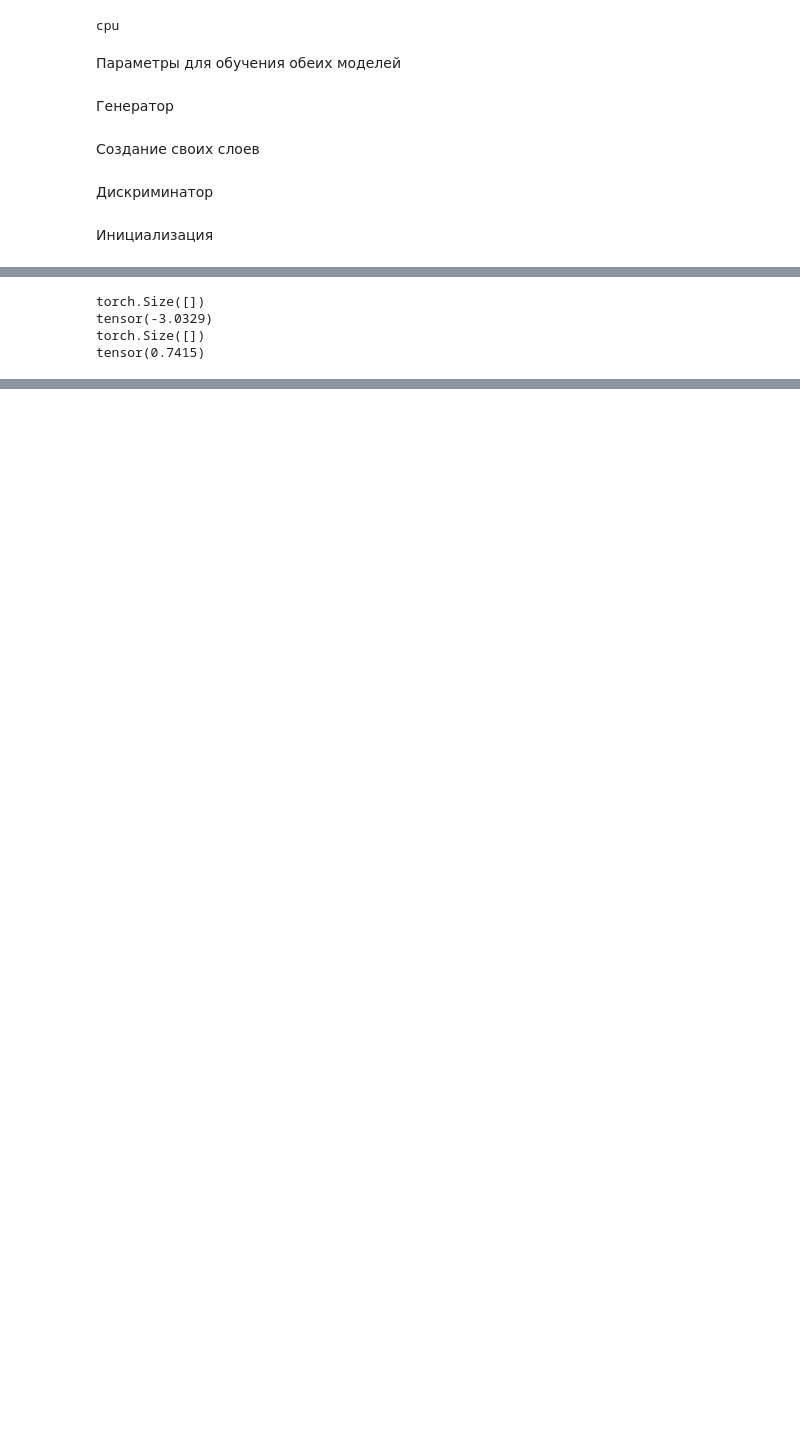
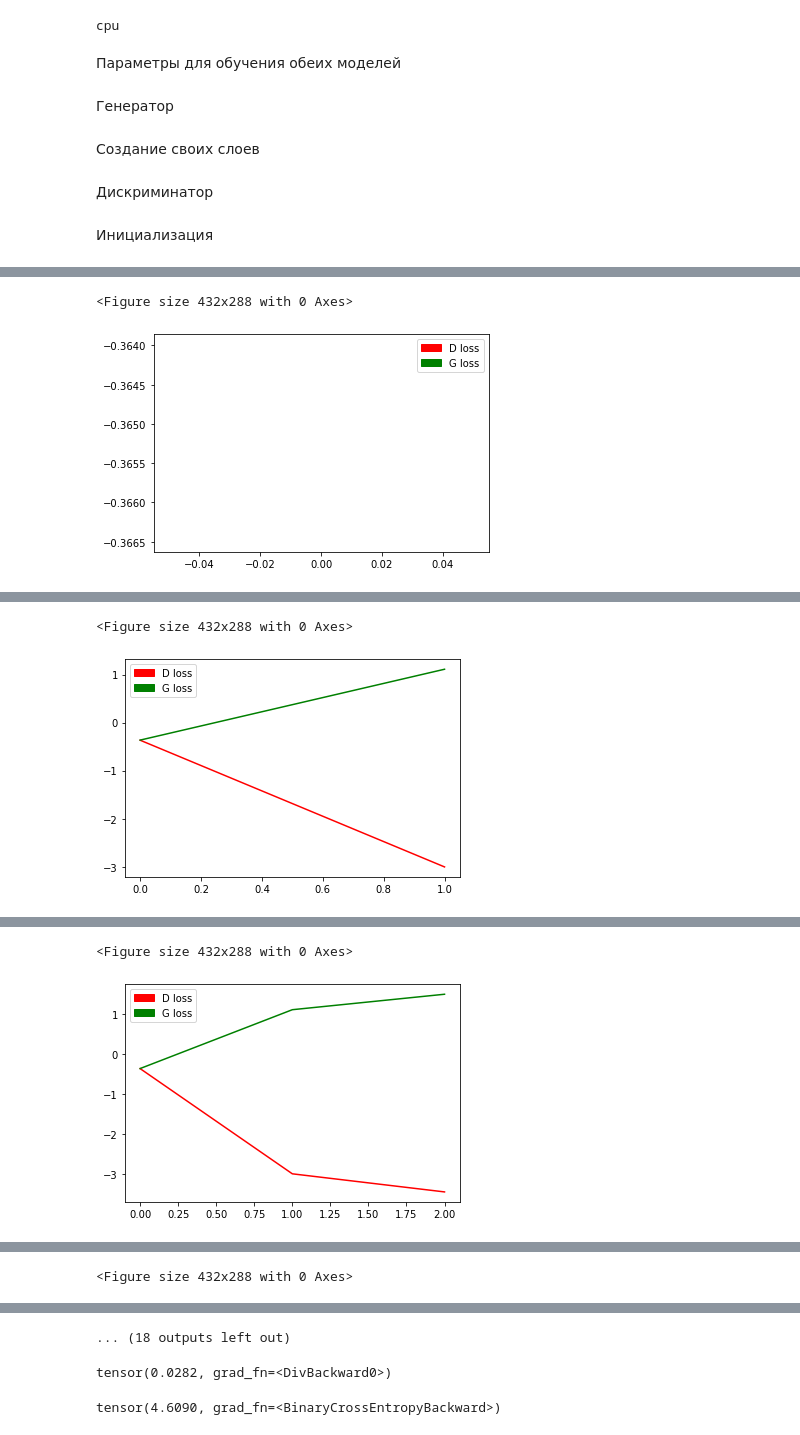
Before and after one commit to AndreyU123/PyTorch_framework_for_developing_artificial_neural_networks, a Jupyter notebook: Lesson3/Ukladnikov_Andrey_Lesson3.ipynb, the cells around one changed output, grey strips where cells are left out. Cells and saved outputs as stored; diff of their text form; code cells hidden in the pictures; blank space fills up the shorter version.

```diff
--- a/Lesson3/Ukladnikov_Andrey_Lesson3.ipynb
+++ b/Lesson3/Ukladnikov_Andrey_Lesson3.ipynb
@@ -111,7 +114,9 @@ class Discriminator(nn.Module):
             nn.LeakyReLU(0.2, inplace=True),
             CustomLinearLayer(512, 256),
             nn.LeakyReLU(0.2, inplace=True),
-            CustomLinearLayer(256, 1),
+            CustomLinearLayer(256, 128),
+            nn.LeakyReLU(0.2, inplace=True),
+            CustomLinearLayer(128, 1),
             nn.Sigmoid(),
         )
 
@@ -136,7 +141,9 @@ adversarial_loss = torch.nn.BCELoss()
 d_loss_history = []
 g_loss_history = []
 # %%
-x = np.linspace(1,30,2)
+x=np.linspace(1,500,n_classes)
+for i in np.arange(n_batchs-1):
+    x = np.append(x,np.linspace(1,500,n_classes))
 def func_y(x):
     return np.sin(x)/x - x/10
 print("Func_y:", func_y(x))
@@ -150,17 +159,14 @@ array([ 1., 30.])
 # %%
 real_data = torch.utils.data.DataLoader(
     torch.tensor(list(zip(x,func_y(x)))),
-    batch_size=1,
+    batch_size=init_batch_size,
     shuffle=True
 )
 # %%
-for i, (data) in enumerate(real_data):
-     imgs=data[0][0]
-     print(imgs.shape)
-     labels= data[0][1]
-     print(labels)
+#for i, (data) in enumerate(real_data):
+#     imgs=data[:,0]
+#     print(imgs.shape)
+#     print(imgs)
+#     labels= data[:,1]
+#     print(labels.shape)
+#     print(labels)
-# %% [output]
-torch.Size([])
-tensor(-3.0329)
-torch.Size([])
-tensor(0.7415)
@@ -174,10 +188,10 @@ green_patch = mpatches.Patch(color='green', label='G loss')
 
 for epoch in range(n_epochs):
     for i, data in enumerate(real_data):
-        imgs=data[0][0]
-        labels=data[0][1]
+        imgs=data[:,0]
+        labels=data[:,1]
 
-        batch_size = 1#imgs.shape[0]
+        batch_size = init_batch_size#imgs.shape[0]
 ##################### Лейблы для данных: 1 - настоящие, 0 - сгенерированные ########
         valid = Variable(torch.FloatTensor(batch_size, 1).fill_(1.0), requires_grad=False).to(device)
         fake = Variable(torch.FloatTensor(batch_size, 1).fill_(0.0), requires_grad=False).to(device)
@@ -221,8 +235,8 @@ for epoch in range(n_epochs):
         if batches_done % sample_interval == 0:
             plt.clf()
 
-            display.clear_output(wait=False)
-            sample_image(gen_imgs)
+            #display.clear_output(wait=False)
+            #sample_image(gen_imgs)
             print("[Epoch %d/%d] [Batch %d/%d] [D loss: %f] [G loss: %f]"% (epoch, n_epochs, i, len(real_data), d_loss.item(), g_loss.item()) )
 
 
@@ -239,0 +254,2 @@ ValueError: Expected more than 1 value per channel when training, got input size
+<Figure size 432x288 with 0 Axes>
+[figure, added]
@@ -239,0 +257,2 @@ ValueError: Expected more than 1 value per channel when training, got input size
+<Figure size 432x288 with 0 Axes>
+[figure, added]
@@ -239,0 +260,2 @@ ValueError: Expected more than 1 value per channel when training, got input size
+<Figure size 432x288 with 0 Axes>
+[figure, added]
@@ -239,0 +263 @@ ValueError: Expected more than 1 value per channel when training, got input size
+<Figure size 432x288 with 0 Axes>
@@ -240,2 +265,11 @@ ValueError: Expected more than 1 value per channel when training, got input size
+... (18 outputs left out)
 # %%
 torch.save(generator.state_dict(), "vanilla_gan2.pth")
+# %%
+d_loss
+# %% [output]
+tensor(0.0282, grad_fn=<DivBackward0>)
+# %%
+g_loss
+# %% [output]
+tensor(4.6090, grad_fn=<BinaryCrossEntropyBackward>)
```
Also changed, not shown: parts of 16 cells of this notebook.
